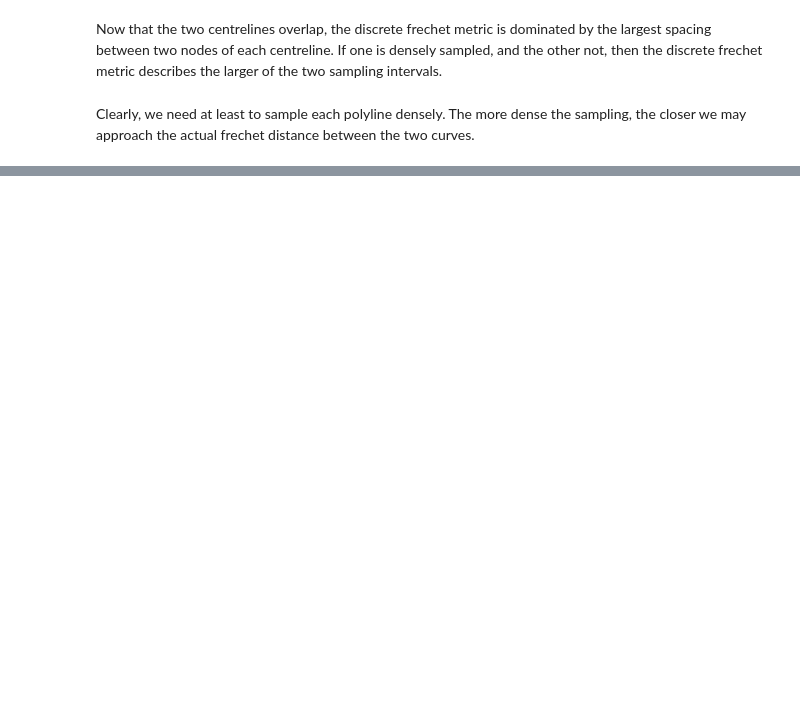
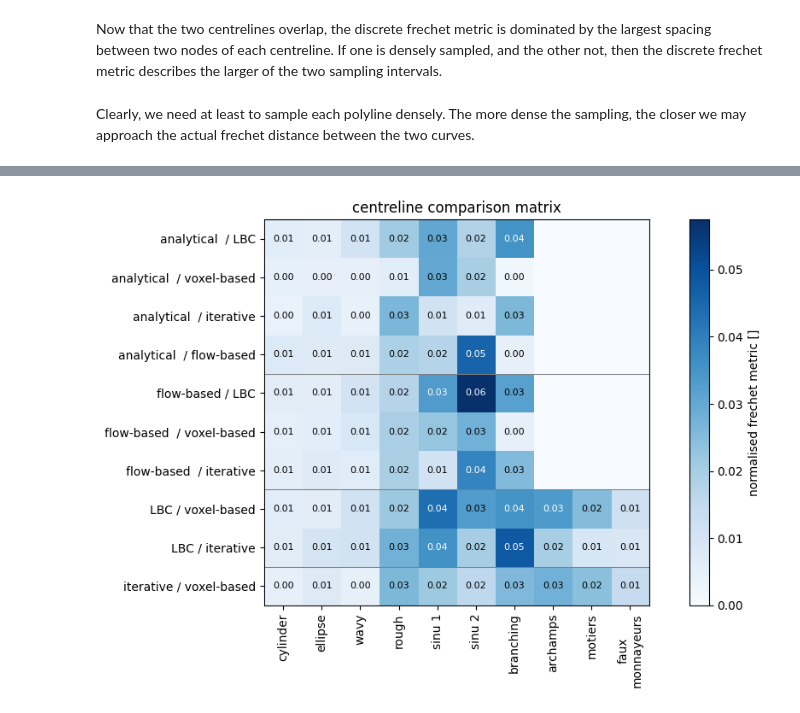
Before and after one commit to ERC-Karst/pc-centrelines, a Jupyter notebook: notebooks/6_compute_centreline_distances.ipynb, the cells around one changed output, grey strips where cells are left out. Saved outputs shown, nothing was run; the diff lists cells and outputs as text; code cells hidden in the pictures; blank space fills up the shorter version.

```diff
--- a/notebooks/6_compute_centreline_distances.ipynb
+++ b/notebooks/6_compute_centreline_distances.ipynb
@@ -430,6 +580,12 @@ def prepare_frechet(list1, list2, eps):
 # %%
 # comparison between all two possible combinations. (2 choose 5)
 #hyd1_to_lbc = prepare_frechet([elem[0] for elem in list_hydraulic_ct], [elem[0] for elem in list_lbc_ct], 0.1)
+theory_to_lbc = prepare_frechet([elem[0] for elem in list_theory_ct], [elem[0] for elem in list_lbc_ct], 0.1)
+theory_to_mst = prepare_frechet([elem[0] for elem in list_theory_ct], [elem[0] for elem in list_mst_ct], 0.1)
+theory_to_iter = prepare_frechet([elem[0] for elem in list_theory_ct], [elem[0] for elem in list_iter_ct], 0.1)
+theory_to_hyd2 = prepare_frechet([elem[0] for elem in list_theory_ct], [elem[3] for elem in list_hydraulic_ct], 0.1)
+
+
 hyd2_to_lbc = prepare_frechet([elem[3] for elem in list_hydraulic_ct], [elem[0] for elem in list_lbc_ct], 0.1)
 #hyd1_to_mst = prepare_frechet([elem[0] for elem in list_hydraulic_ct], [elem[0] for elem in list_mst_ct], 0.1)
 hyd2_to_mst = prepare_frechet([elem[3] for elem in list_hydraulic_ct], [elem[0] for elem in list_mst_ct], 0.1)
@@ -449,3 +627,3 @@ comparison_map = {0 : hyd2_to_lbc,
 # %%
-fr_results_hydraulic = -np.ones((6,10))
+fr_results_hydraulic = -np.ones((10,10))
 # %%
@@ -468,25 +670,36 @@ ylabels = ["flow sim  / lbc",  "flow sim  / mst", "flow sim  / iter",  "mst / lb
 # %%
+xlabels = ["cylinder", "ellipse", "wavy", "rough", "sinu 1", "sinu 2", "branching", "archamps","motiers", "faux\nmonnayeurs"]
+ylabels = ["analytical  / LBC", "analytical  / voxel-based", "analytical  / iterative", "analytical  / flow-based", "flow-based / LBC",  "flow-based  / voxel-based", "flow-based  / iterative",  "LBC / voxel-based", "LBC / iterative", "iterative / voxel-based"]
+
 fig, ax = plt.subplots(figsize = (10,6))
 
 im = ax.imshow(fr_results_hydraulic, cmap = "Blues", vmin=0)
 ax.set_xticks([0,1,2,3,4,5,6,7,8,9])
-ax.set_yticks([0,1,2,3,4,5])
+ax.set_yticks([0,1,2,3,4,5,6,7,8,9])
 
 for j, row in enumerate(fr_results_hydraulic):
     for i, elem in enumerate(row):
         color = "k"
         if elem > np.quantile(fr_results_hydraulic, 0.9):
             color = "white"
         if elem > 0:
 
             ax.text(i,j, f"{elem:.2f}", fontsize = 8, va = "center", ha="center", color =color)
 ax.set_xticklabels(xlabels, rotation =90)
 ax.set_yticklabels(ylabels)
 cax = plt.colorbar(im)
-cax.set_label("discrete frechet metric [m]")
+cax.set_label("normalised frechet metric []")
 ax.set_title("centreline comparison matrix")
 
+ax.axhline(3.5, lw = 0.75, color = "grey")
+ax.axhline(6.5, lw = 0.75, color = "grey")
+ax.axhline(8.5, lw = 0.75, color = "grey")
+plt.tight_layout()
+
 plt.savefig("./temp/figures/comparison_matrix.pdf")
+plt.savefig("./temp/figures/comparison_matrix.png", dpi= 300)
+# %% [output]
+[figure, added]
 # %%
 from stl import mesh
 # %%
```
Also changed, not shown: parts of 28 cells of this notebook, 6 other files.
